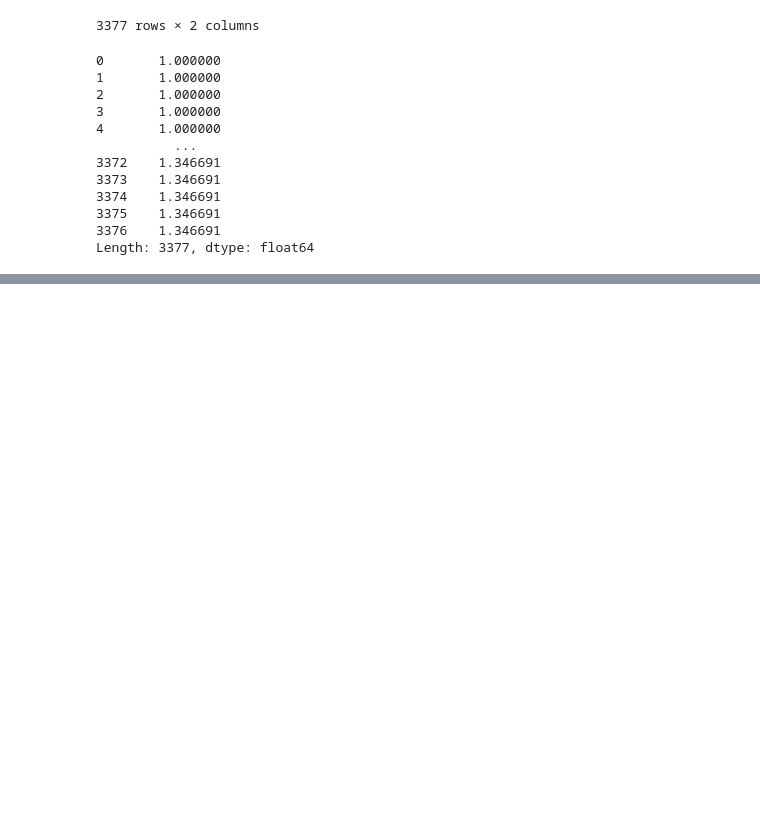
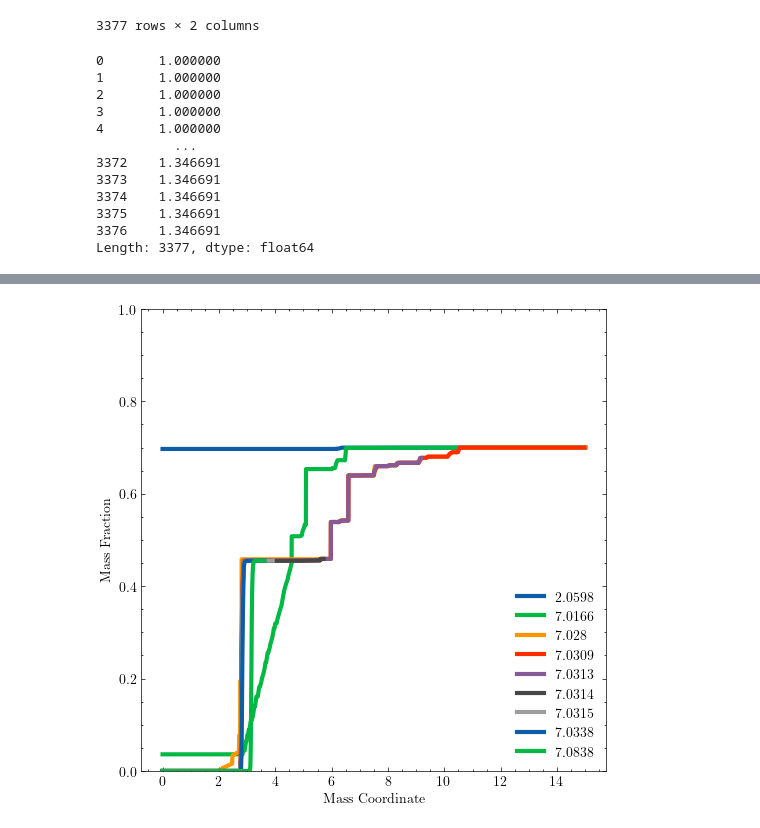
Before and after one commit to neevshah101/learning_mesa, a Jupyter notebook: plotting.ipynb, the cells around one changed output, grey strips where cells are left out. Cells and saved outputs as stored; diff of their text form; code cells hidden in the pictures; blank space fills up the shorter version.

```diff
--- a/plotting.ipynb
+++ b/plotting.ipynb
@@ -573,0 +606,2 @@ Length: 3377, dtype: float64
+# %%
+profs = get_profiles(logs_dir)
@@ -573,0 +661,29 @@ Length: 3377, dtype: float64
+# %%
+profile_numbers = list(range(1, 17))  # Profile numbers from 1 to 16
+index = get_index(logs_dir)['model_number']
+ages = df[df['model_number'].isin(index)]['star_age']
+# # Create a 4x4 grid of subplots
+# fig, axes = plt.subplots(4, 4, figsize=(15, 15))
+plt.figure(figsize = (6,6))
+# # Flatten the axes array for easier iteration
+# axes = axes.flatten()
+
+# Loop through the profile numbers and axes
+# for ax, profile_number in zip(axes, profile_numbers):
+for profile_number in range(0,17,2):
+    # plt.sca(ax)  # Set the current axes to `ax`
+    plt.plot(profs[profile_number].mass,profs[profile_number].x_mass_fraction_H, lw = 3, label = f'{np.round(np.log10(ages.values[profile_number]),4)}')
+    #plt.plot(profs[profile_number].mass / np.max(profs[profile_number].mass),profs[profile_number].y_mass_fraction_He, lw = 3)
+plt.ylim(0,1)
+plt.legend()
+plt.xlabel('Mass Coordinate')
+plt.ylabel('Mass Fraction')
+    # ax.set_title(f'Profile {profile_number}')
+
+# Adjust layout
+# plt.tight_layout()
+
+# Show the plot
+plt.show()
+# %% [output]
+[figure, added]
```
Also changed, not shown: parts of 15 cells of this notebook, 1 other file.
